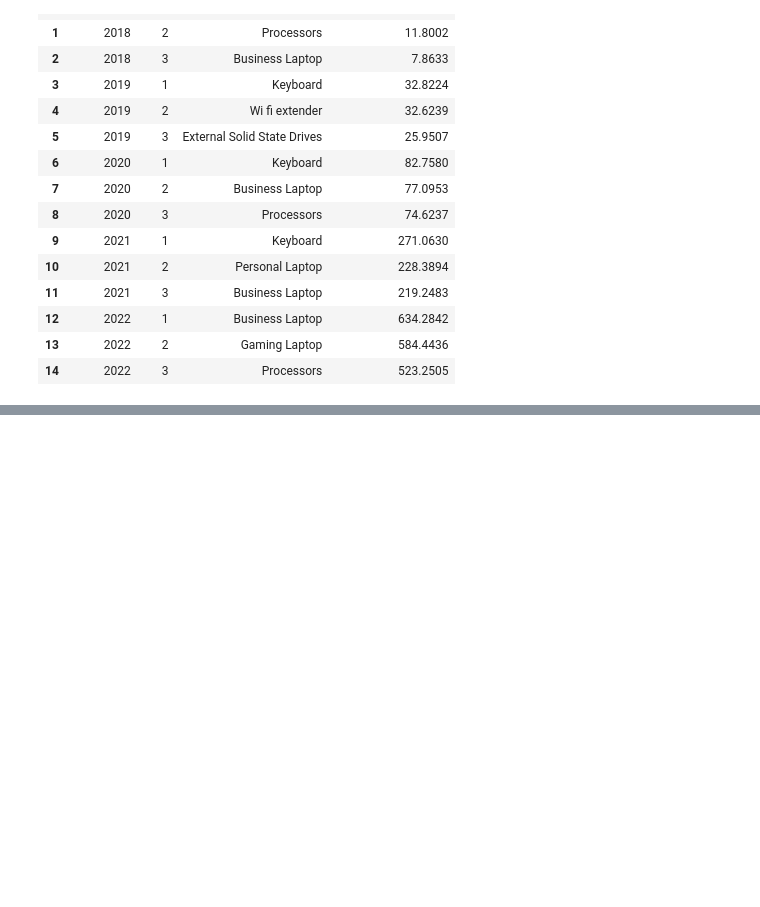
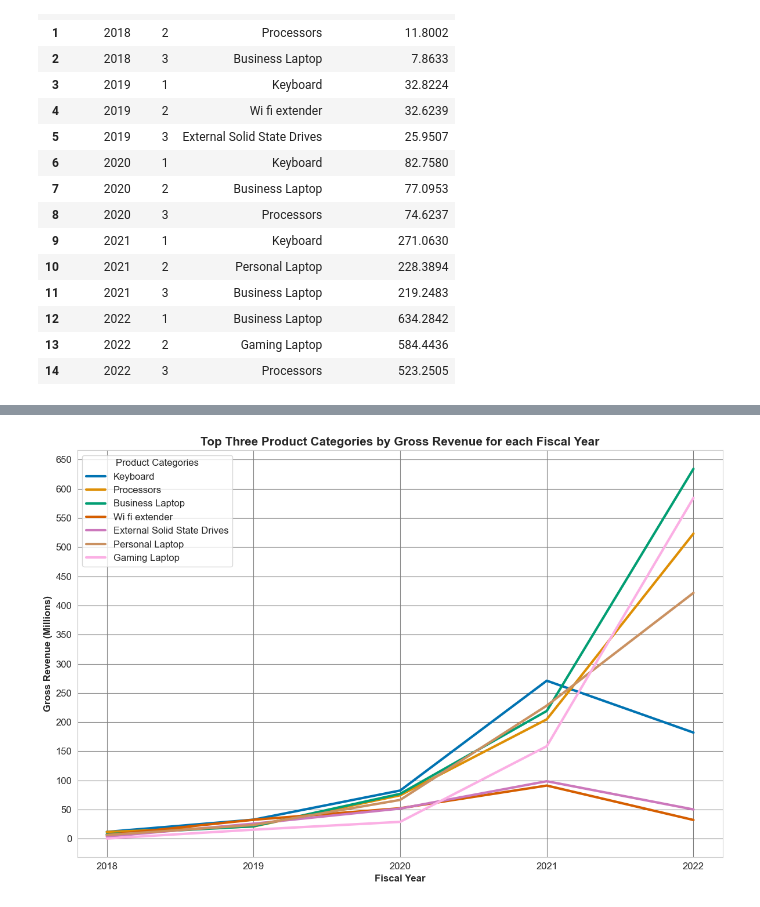
Before and after one commit to occampos/Supply-Chain-Analysis, a Jupyter notebook: analysis/sc_analysis.ipynb, the cells around one changed output, grey strips where cells are left out. Saved outputs shown, nothing was run; the diff lists cells and outputs as text; code cells hidden in the pictures; blank space fills up the shorter version.

```diff
--- a/analysis/sc_analysis.ipynb
+++ b/analysis/sc_analysis.ipynb
@@ -256,0 +279,5 @@ top_categories
+# %%
+# Line Chart, find all years for each top product
+
+top_categories_line = gross_revenue_fiscal_year[gross_revenue_fiscal_year['category'].isin(top_categories['category'].unique().tolist())]
+top_categories_line.sort_values(['category', 'fiscal_year']).head(5)
@@ -256,0 +291,28 @@ top_categories
+# %%
+# Line Chart
+
+plt.figure(figsize=(12, 8))
+
+unique_categories = top_categories['category'].unique()
+
+# Create a dictionary to map categories to colors
+category_colors = {}
+for i, category in enumerate(unique_categories):
+    category_colors[category] = sns.color_palette("colorblind", len(unique_categories))[i]
+
+# Plot
+for category in unique_categories:
+    category_data = top_categories_line[top_categories_line['category'] == category]
+    sns.lineplot(data=category_data, x='fiscal_year', y='gross_sales_millions', label=category, color=category_colors[category], linewidth=3)
+
+plt.title('Top Three Product Categories by Gross Revenue for each Fiscal Year', fontsize=15, fontweight='bold')
+plt.legend(title='Product Categories', title_fontsize=12, fontsize=12)
+plt.xlabel('Fiscal Year', fontsize=12, fontweight='bold')
+plt.ylabel('Gross Revenue (Millions)', fontsize=12, fontweight='bold')
+plt.yticks(range(0, int(max(top_categories['gross_sales_millions']))+50, 50), fontsize=12)
+plt.xticks(range(int(top_categories_line['fiscal_year'].min()), int(top_categories_line['fiscal_year'].max()) + 1), fontsize=12)
+plt.tight_layout()
+
+plt.show()
+# %% [output]
+[figure, added]
```
Also changed, not shown: parts of 25 cells of this notebook, 1 other file.
